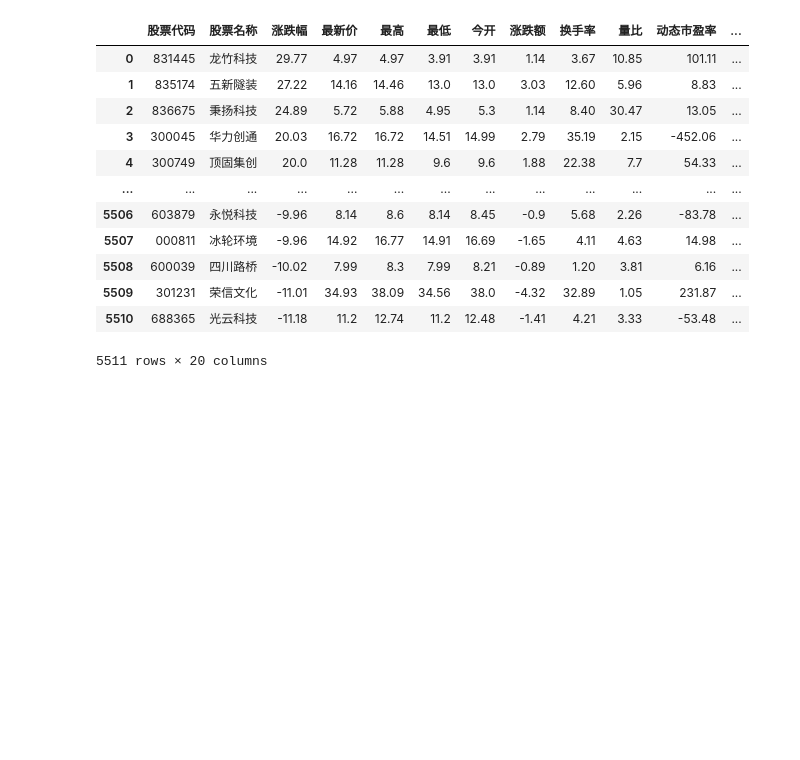
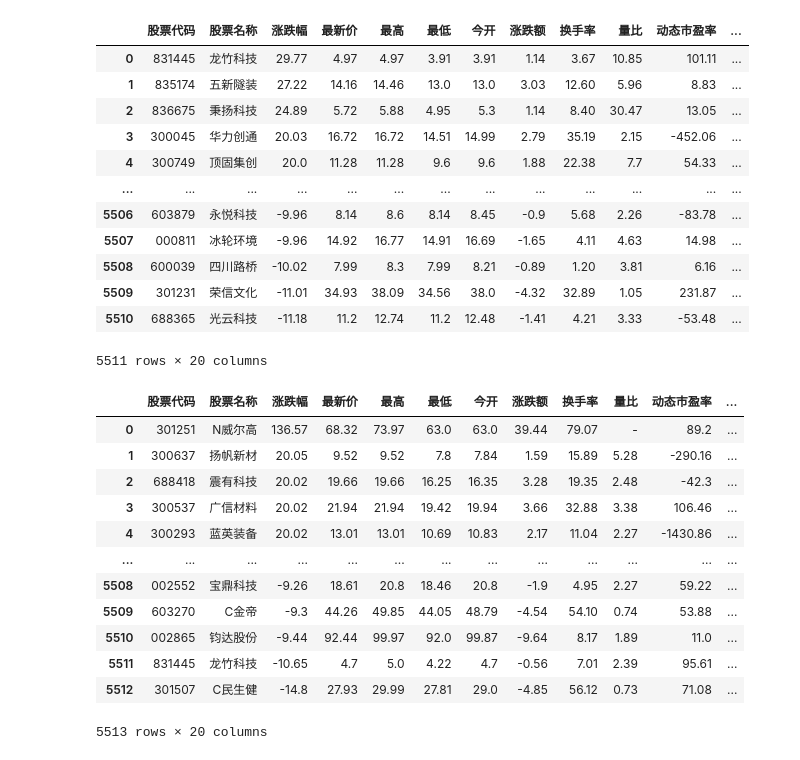
Before and after one commit to controlyy/finc, a Jupyter notebook: misc/efinance.ipynb, the cells around one changed output. Drawn from its saved outputs; the diff is of its cells as text; code cells hidden in the pictures; blank space fills up the shorter version.

```diff
--- a/misc/efinance.ipynb
+++ b/misc/efinance.ipynb
@@ -256,3 +256,20 @@ today_quote
 | 5509 | 301231 | 荣信文化 | -11.01 | 34.93 | 38.09 | 34.56 | 38.0 | -4.32 | 32.89 | 1.05 | 231.87 | ... |
 | 5510 | 688365 | 光云科技 | -11.18 | 11.2 | 12.74 | 11.2 | 12.48 | -1.41 | 4.21 | 3.33 | -53.48 | ... |
 5511 rows × 20 columns
+# %%
+import efinance as ef
+ef.stock.get_realtime_quotes()
+# %% [output]
+|  | 股票代码 | 股票名称 | 涨跌幅 | 最新价 | 最高 | 最低 | 今开 | 涨跌额 | 换手率 | 量比 | 动态市盈率 | ... |
+| 0 | 301251 | N威尔高 | 136.57 | 68.32 | 73.97 | 63.0 | 63.0 | 39.44 | 79.07 | - | 89.2 | ... |
+| 1 | 300637 | 扬帆新材 | 20.05 | 9.52 | 9.52 | 7.8 | 7.84 | 1.59 | 15.89 | 5.28 | -290.16 | ... |
+| 2 | 688418 | 震有科技 | 20.02 | 19.66 | 19.66 | 16.25 | 16.35 | 3.28 | 19.35 | 2.48 | -42.3 | ... |
+| 3 | 300537 | 广信材料 | 20.02 | 21.94 | 21.94 | 19.42 | 19.94 | 3.66 | 32.88 | 3.38 | 106.46 | ... |
+| 4 | 300293 | 蓝英装备 | 20.02 | 13.01 | 13.01 | 10.69 | 10.83 | 2.17 | 11.04 | 2.27 | -1430.86 | ... |
+| ... | ... | ... | ... | ... | ... | ... | ... | ... | ... | ... | ... | ... |
+| 5508 | 002552 | 宝鼎科技 | -9.26 | 18.61 | 20.8 | 18.46 | 20.8 | -1.9 | 4.95 | 2.27 | 59.22 | ... |
+| 5509 | 603270 | C金帝 | -9.3 | 44.26 | 49.85 | 44.05 | 48.79 | -4.54 | 54.10 | 0.74 | 53.88 | ... |
+| 5510 | 002865 | 钧达股份 | -9.44 | 92.44 | 99.97 | 92.0 | 99.87 | -9.64 | 8.17 | 1.89 | 11.0 | ... |
+| 5511 | 831445 | 龙竹科技 | -10.65 | 4.7 | 5.0 | 4.22 | 4.7 | -0.56 | 7.01 | 2.39 | 95.61 | ... |
+| 5512 | 301507 | C民生健 | -14.8 | 27.93 | 29.99 | 27.81 | 29.0 | -4.85 | 56.12 | 0.73 | 71.08 | ... |
+5513 rows × 20 columns
```
Also changed, not shown: parts of 1 cell of this notebook, 8 other files.
